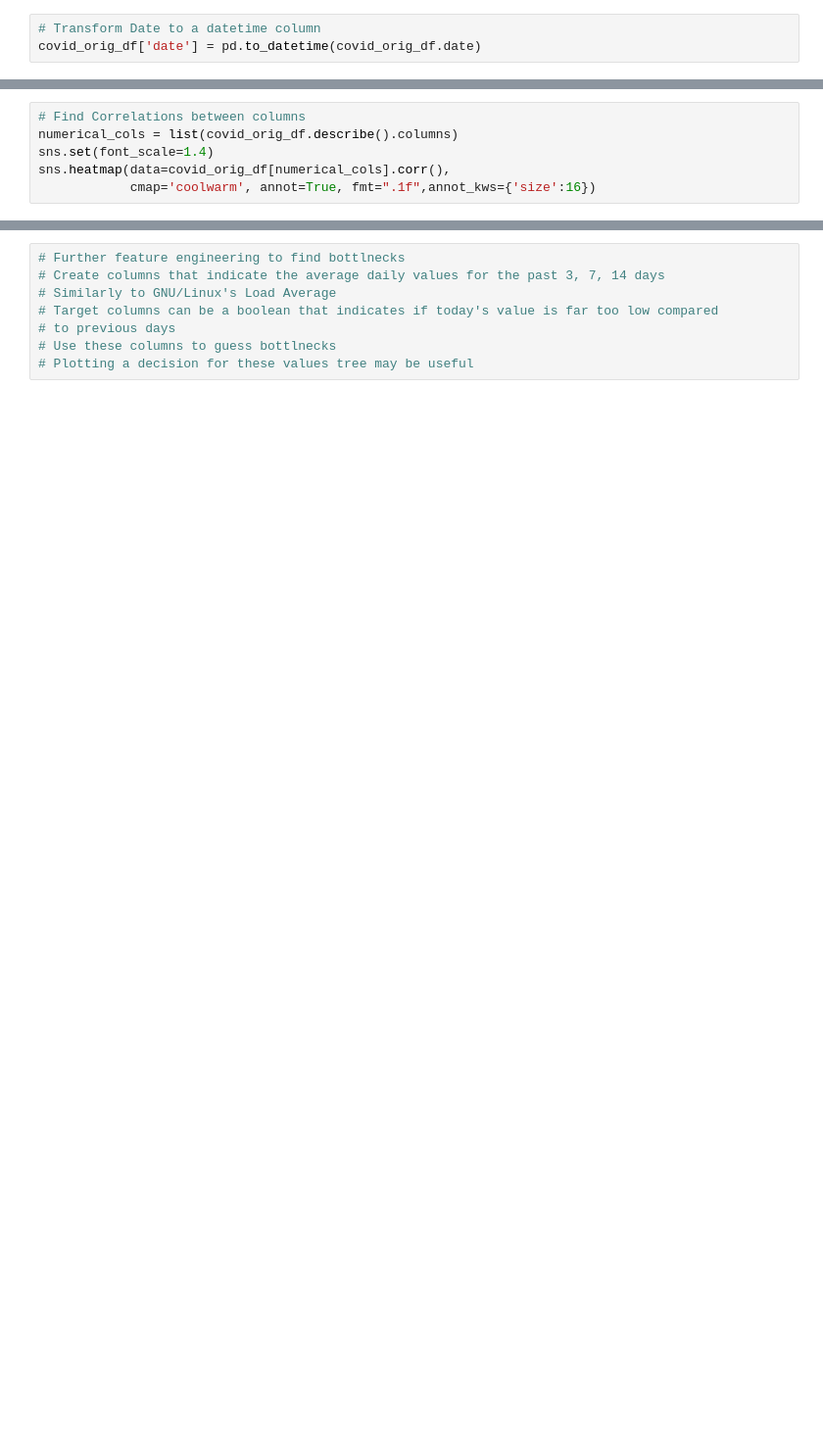
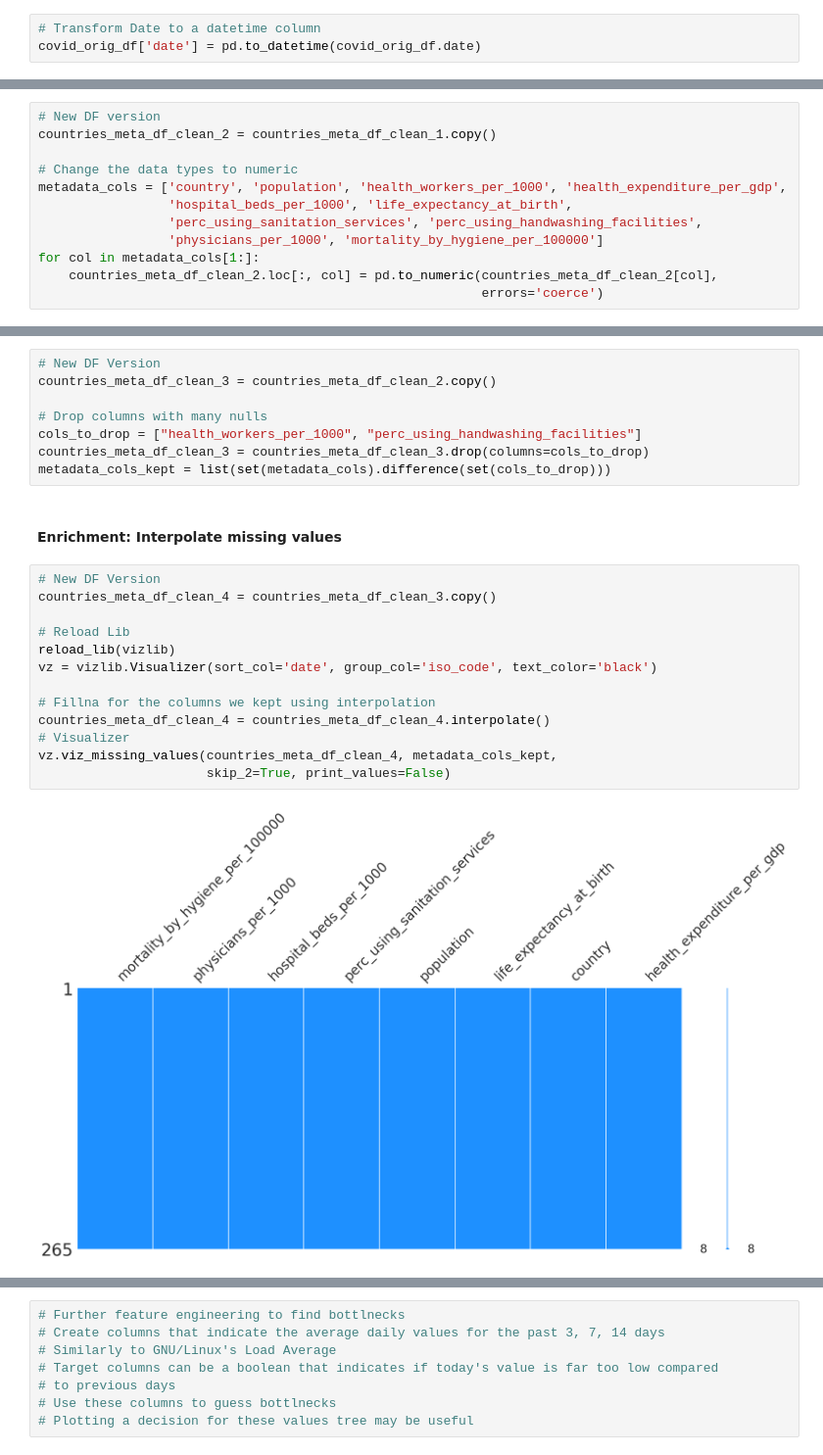
Before and after one commit to drkostas/covid19-vaccinations-predict, a Jupyter notebook: project.ipynb, the cells around one changed output, grey strips where cells are left out. Shown at 98% size. Saved outputs shown, nothing was run; the diff lists cells and outputs as text; blank space fills up the shorter version.

```diff
--- a/project.ipynb
+++ b/project.ipynb
@@ -194,6 +201,0 @@ Name: vaccines, dtype: int64
-# %%
-# Find Correlations between columns
-numerical_cols = list(covid_orig_df.describe().columns)
-sns.set(font_scale=1.4)
-sns.heatmap(data=covid_orig_df[numerical_cols].corr(),
-            cmap='coolwarm', annot=True, fmt=".1f",annot_kws={'size':16})
@@ -776,0 +427,12 @@ pd.pivot_table(covid_df_clean_5, index='iso_code',
+# %%
+# New DF version
+countries_meta_df_clean_2 = countries_meta_df_clean_1.copy()
+
+# Change the data types to numeric
+metadata_cols = ['country', 'population', 'health_workers_per_1000', 'health_expenditure_per_gdp',
+                 'hospital_beds_per_1000', 'life_expectancy_at_birth',
+                 'perc_using_sanitation_services', 'perc_using_handwashing_facilities',
+                 'physicians_per_1000', 'mortality_by_hygiene_per_100000']
+for col in metadata_cols[1:]:
+    countries_meta_df_clean_2.loc[:, col] = pd.to_numeric(countries_meta_df_clean_2[col],
+                                                          errors='coerce')
@@ -776,0 +486,25 @@ pd.pivot_table(covid_df_clean_5, index='iso_code',
+# %%
+# New DF Version
+countries_meta_df_clean_3 = countries_meta_df_clean_2.copy()
+
+# Drop columns with many nulls
+cols_to_drop = ["health_workers_per_1000", "perc_using_handwashing_facilities"]
+countries_meta_df_clean_3 = countries_meta_df_clean_3.drop(columns=cols_to_drop)
+metadata_cols_kept = list(set(metadata_cols).difference(set(cols_to_drop)))
+# %% [markdown]
+#### Enrichment: Interpolate missing values
+# %%
+# New DF Version
+countries_meta_df_clean_4 = countries_meta_df_clean_3.copy()
+
+# Reload Lib
+reload_lib(vizlib)
+vz = vizlib.Visualizer(sort_col='date', group_col='iso_code', text_color='black')
+
+# Fillna for the columns we kept using interpolation
+countries_meta_df_clean_4 = countries_meta_df_clean_4.interpolate()
+# Visualizer
+vz.viz_missing_values(countries_meta_df_clean_4, metadata_cols_kept,
+                      skip_2=True, print_values=False)
+# %% [output]
+[figure, added]
```
Also changed, not shown: parts of 104 cells of this notebook, 3 other files.
